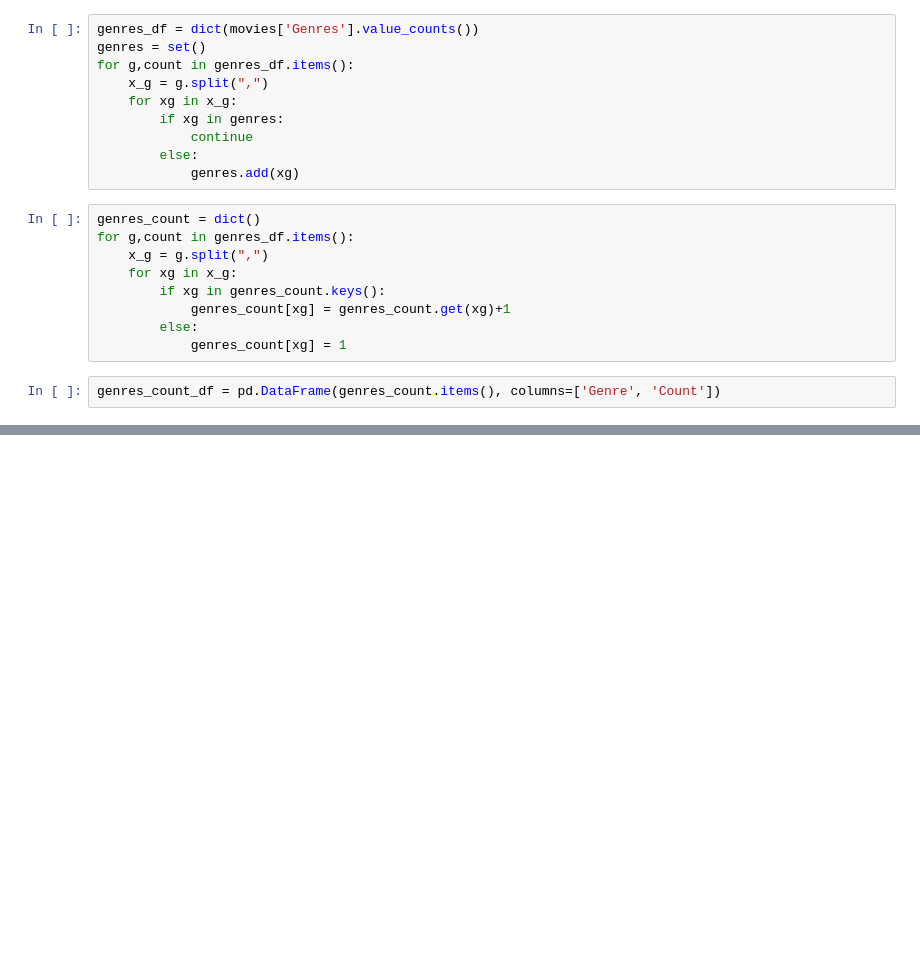
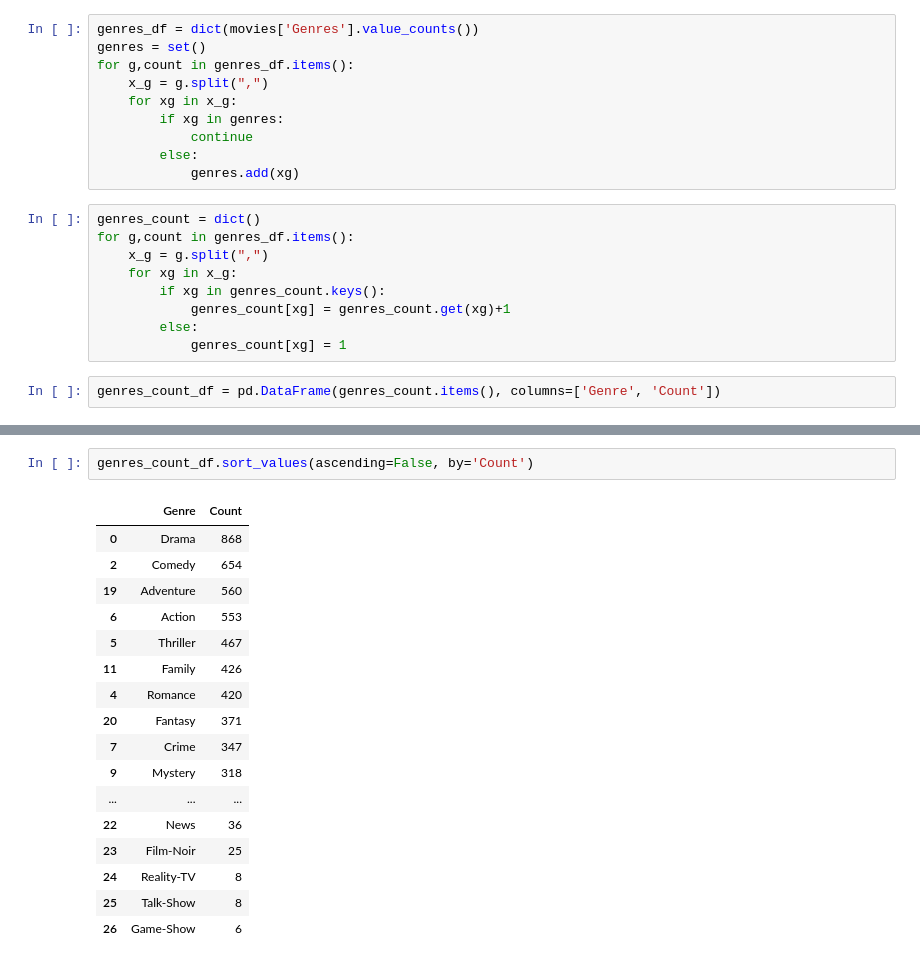
Before and after one commit to MaryColasanto/Project3, a Jupyter notebook: Plotly/wordcloud.ipynb, the cells around one changed output, grey strips where cells are left out. Saved outputs shown, nothing was run; the diff lists cells and outputs as text; blank space fills up the shorter version.

```diff
--- a/Plotly/wordcloud.ipynb
+++ b/Plotly/wordcloud.ipynb
@@ -130,6 +130,26 @@ genres_count_df = pd.DataFrame(genres_count.items(), columns=['Genre', 'Count'])
 genres_count_df.sort_values(ascending=False, by='Count').iplot(kind="bar", x='Genre', xTitle='Genre', yTitle='Count', title='Count of Genres', color='blue')
 # %% [output]
 [interactive output not drawn]
+# %%
+genres_count_df.sort_values(ascending=False, by='Count')
+# %% [output]
+|  | Genre | Count |
+| 0 | Drama | 868 |
+| 2 | Comedy | 654 |
+| 19 | Adventure | 560 |
+| 6 | Action | 553 |
+| 5 | Thriller | 467 |
+| 11 | Family | 426 |
+| 4 | Romance | 420 |
+| 20 | Fantasy | 371 |
+| 7 | Crime | 347 |
+| 9 | Mystery | 318 |
+| ... | ... | ... |
+| 22 | News | 36 |
+| 23 | Film-Noir | 25 |
+| 24 | Reality-TV | 8 |
+| 25 | Talk-Show | 8 |
+| 26 | Game-Show | 6 |
 # %%
 plt.subplots(figsize = (10,10))
 
```
Also changed, not shown: parts of 4 cells of this notebook.
